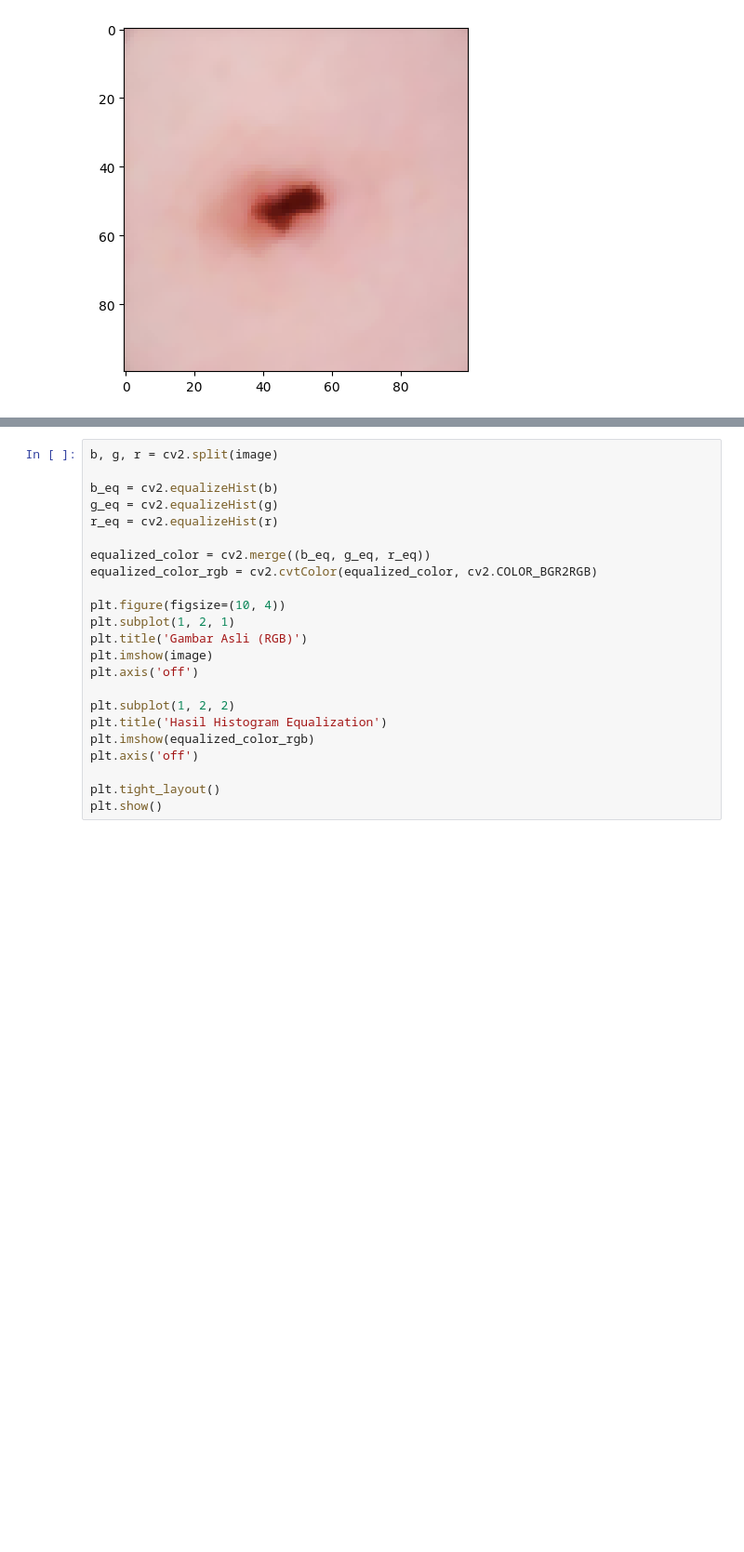
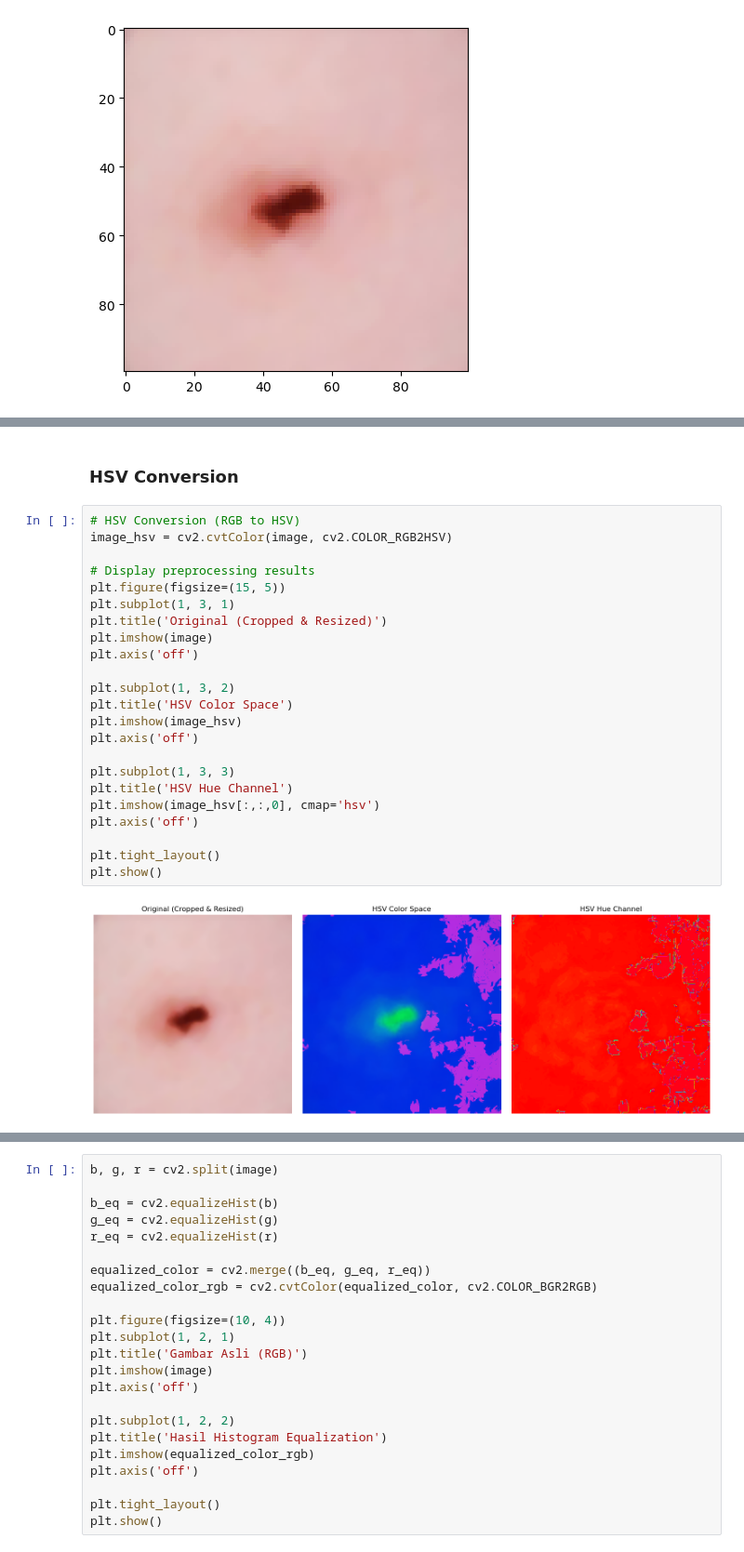
Before and after one commit to PCD-G4/PROJRCT_MELANOMA, a Jupyter notebook: melanoma_detection.ipynb, the cells around one changed output, grey strips where cells are left out. Shown at 93% size. Cells and saved outputs as stored; diff of their text form; blank space fills up the shorter version.

```diff
--- a/melanoma_detection.ipynb
+++ b/melanoma_detection.ipynb
@@ -30,0 +47,27 @@ plt.imshow(image)
+# %% [markdown]
+### HSV Conversion
+# %%
+# HSV Conversion (RGB to HSV)
+image_hsv = cv2.cvtColor(image, cv2.COLOR_RGB2HSV)
+
+# Display preprocessing results
+plt.figure(figsize=(15, 5))
+plt.subplot(1, 3, 1)
+plt.title('Original (Cropped & Resized)')
+plt.imshow(image)
+plt.axis('off')
+
+plt.subplot(1, 3, 2)
+plt.title('HSV Color Space')
+plt.imshow(image_hsv)
+plt.axis('off')
+
+plt.subplot(1, 3, 3)
+plt.title('HSV Hue Channel')
+plt.imshow(image_hsv[:,:,0], cmap='hsv')
+plt.axis('off')
+
+plt.tight_layout()
+plt.show()
+# %% [output]
+[figure, added]
```
Also changed, not shown: parts of 18 cells of this notebook, 2 other files.
